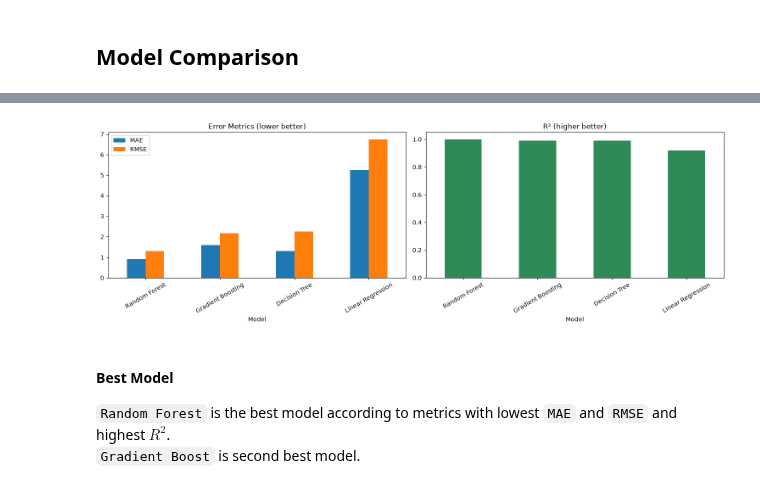
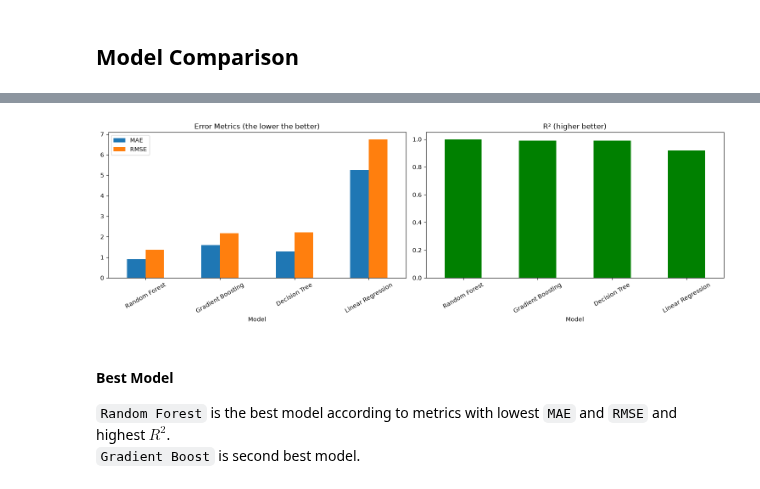
Before and after one commit to imgabrielas/Not-So-Small-ML, a Jupyter notebook: gold-price-prediction/notebook.ipynb, the cells around one changed output, grey strips where cells are left out. Saved outputs shown, nothing was run; the diff lists cells and outputs as text; code cells hidden in the pictures.

```diff
--- a/gold-price-prediction/notebook.ipynb
+++ b/gold-price-prediction/notebook.ipynb
@@ -336,14 +336,14 @@ plt.show()
 # %%
 fig, axes = plt.subplots(1, 2, figsize=(15, 5))
 comparison_df[['MAE', 'RMSE']].plot(kind='bar', ax=axes[0])
-axes[0].set_title('Error Metrics (lower better)')
+axes[0].set_title('Error Metrics (the lower the better)')
 axes[0].tick_params(axis='x', rotation=30)
-comparison_df[['R2']].plot(kind='bar', ax=axes[1], color='seagreen', legend=False)
+comparison_df[['R2']].plot(kind='bar', ax=axes[1], color='green', legend=False)
 axes[1].set_title('R² (higher better)')
 axes[1].tick_params(axis='x', rotation=30)
 plt.tight_layout(); plt.show()
 # %% [output]
-[figure, old version]
+[figure, new version]
 # %% [markdown]
 #### Best Model
 `Random Forest` is the best model according to metrics with lowest `MAE` and `RMSE` and highest $R^2$.<br>
```
Also changed, not shown: parts of 11 cells of this notebook.
